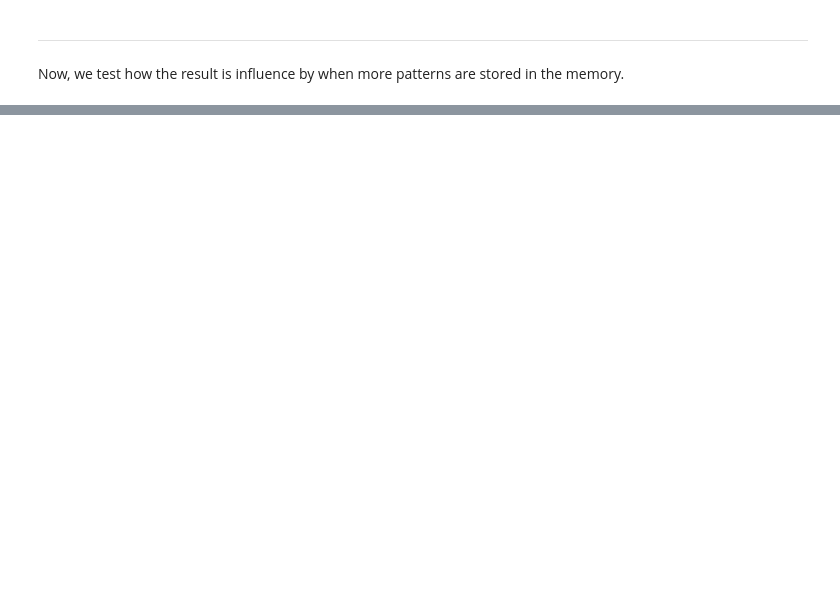
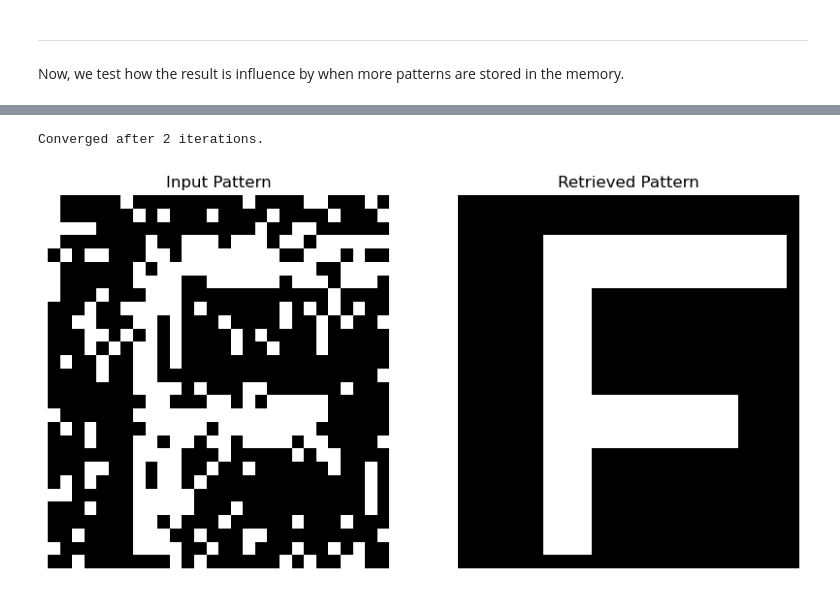
Before and after one commit to LLapsus/hopmemo, a Jupyter notebook: hopfield_demo.ipynb, the cells around one changed output, grey strips where cells are left out. Cells and saved outputs as stored; diff of their text form; code cells hidden in the pictures; blank space fills up the shorter version.

```diff
--- a/hopfield_demo.ipynb
+++ b/hopfield_demo.ipynb
@@ -146,0 +174,6 @@ plot_energy(history)
+# %%
+out, history = hopfield_net.retrieve(inp, theta=.01, history=True)
+compare_patterns(inp, out)
+# %% [output]
+Converged after 2 iterations.
+[figure, added]
```
Also changed, not shown: parts of 13 cells of this notebook, 2 other files.
